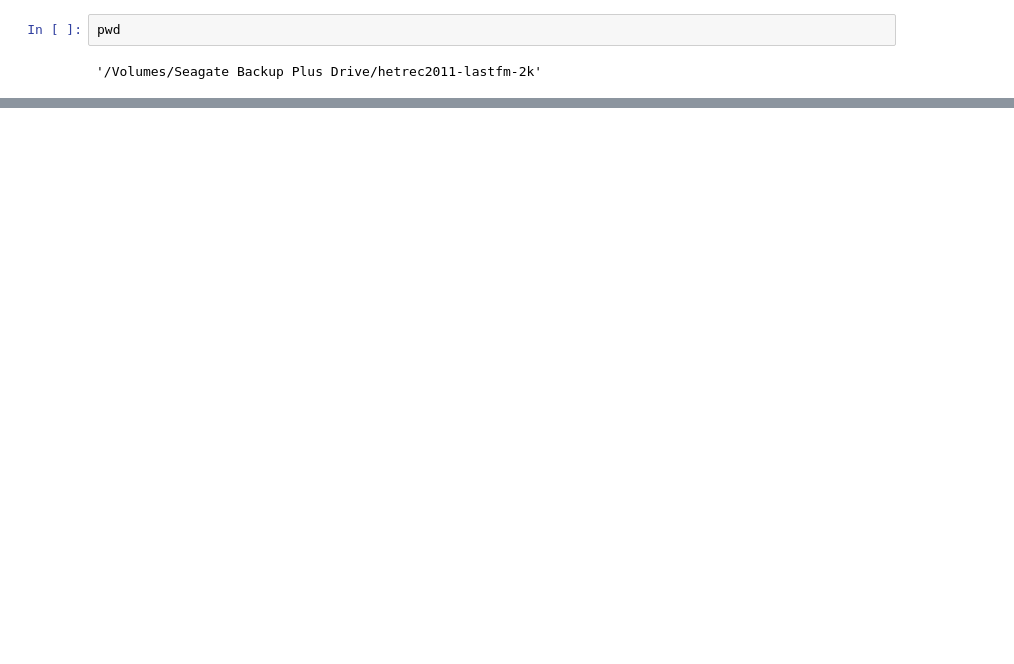
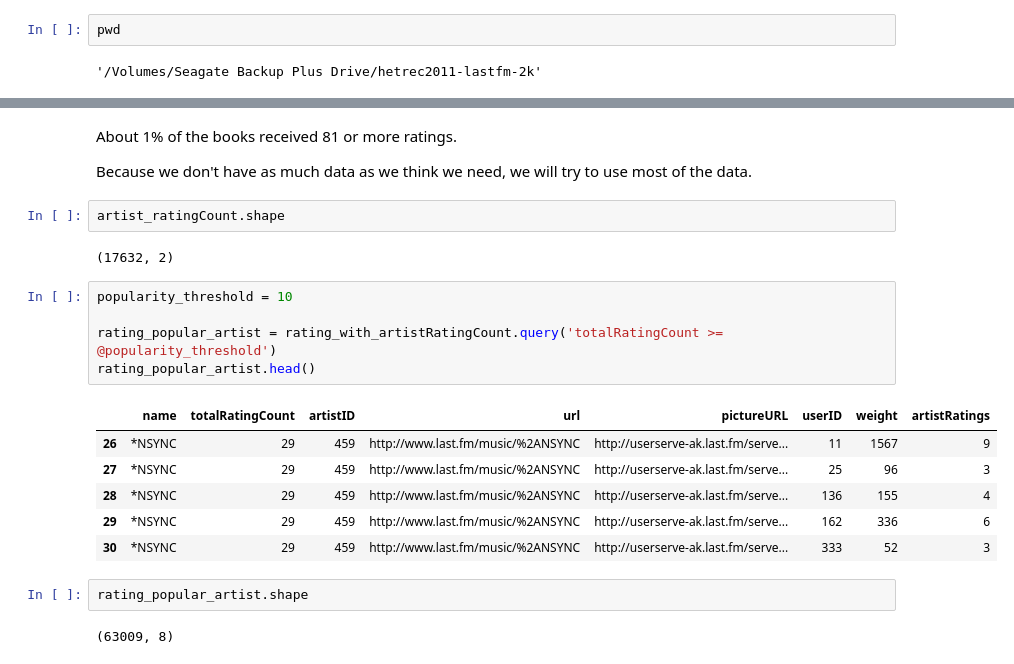
Before and after one commit to labs12-music-stream-selector/DS, a Jupyter notebook: last_FM_Analysis.ipynb, the cells around one changed output, grey strips where cells are left out. Saved outputs shown, nothing was run; the diff lists cells and outputs as text; blank space fills up the shorter version.

```diff
--- a/last_FM_Analysis.ipynb
+++ b/last_FM_Analysis.ipynb
@@ -307,0 +455,24 @@ user_and_artists
+# %% [markdown]
+About 1% of the books received 81 or more ratings.
+
+Because we don't have as much data as we think we need, we will try to use most of the data.
+# %%
+artist_ratingCount.shape
+# %% [output]
+(17632, 2)
+# %%
+popularity_threshold = 10
+
+rating_popular_artist = rating_with_artistRatingCount.query('totalRatingCount >= @popularity_threshold')
+rating_popular_artist.head()
+# %% [output]
+|  | name | totalRatingCount | artistID | url | pictureURL | userID | weight | artistRatings |
+| 26 | *NSYNC | 29 | 459 | http://www.last.fm/music/%2ANSYNC | http://userserve-ak.last.fm/serve... | 11 | 1567 | 9 |
+| 27 | *NSYNC | 29 | 459 | http://www.last.fm/music/%2ANSYNC | http://userserve-ak.last.fm/serve... | 25 | 96 | 3 |
+| 28 | *NSYNC | 29 | 459 | http://www.last.fm/music/%2ANSYNC | http://userserve-ak.last.fm/serve... | 136 | 155 | 4 |
+| 29 | *NSYNC | 29 | 459 | http://www.last.fm/music/%2ANSYNC | http://userserve-ak.last.fm/serve... | 162 | 336 | 6 |
+| 30 | *NSYNC | 29 | 459 | http://www.last.fm/music/%2ANSYNC | http://userserve-ak.last.fm/serve... | 333 | 52 | 3 |
+# %%
+rating_popular_artist.shape
+# %% [output]
+(63009, 8)
```
Also changed, not shown: parts of 53 cells of this notebook.
